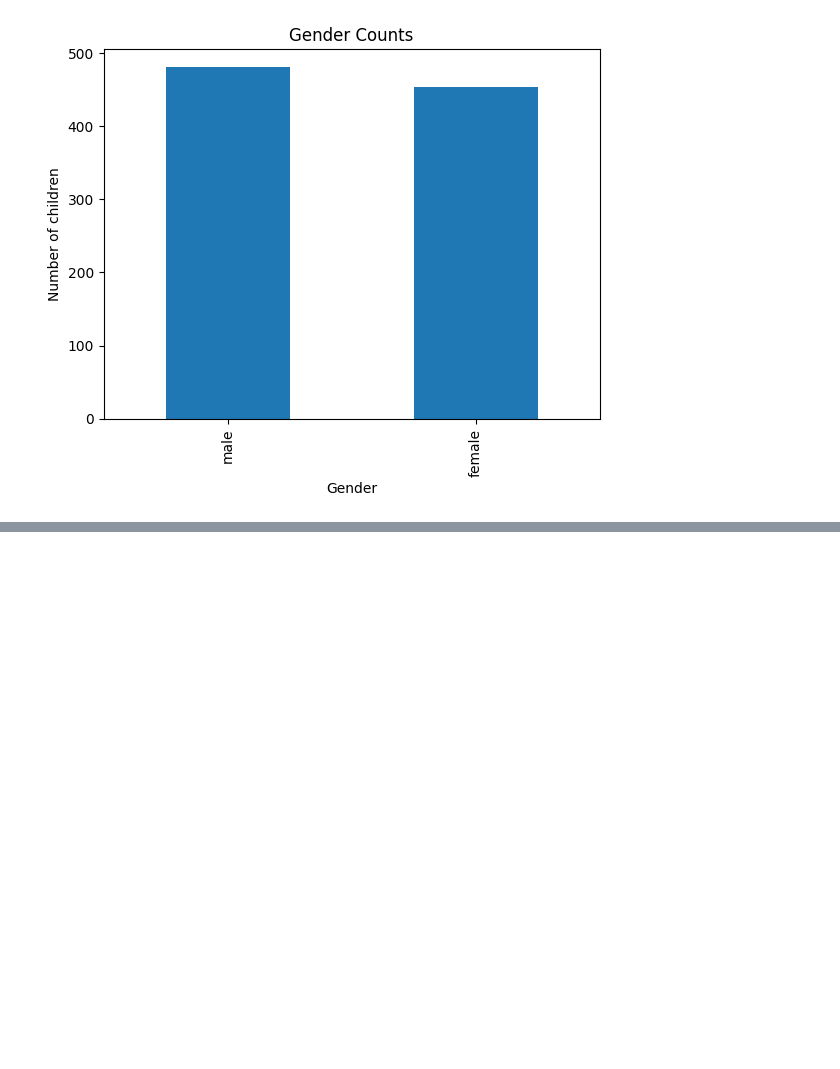
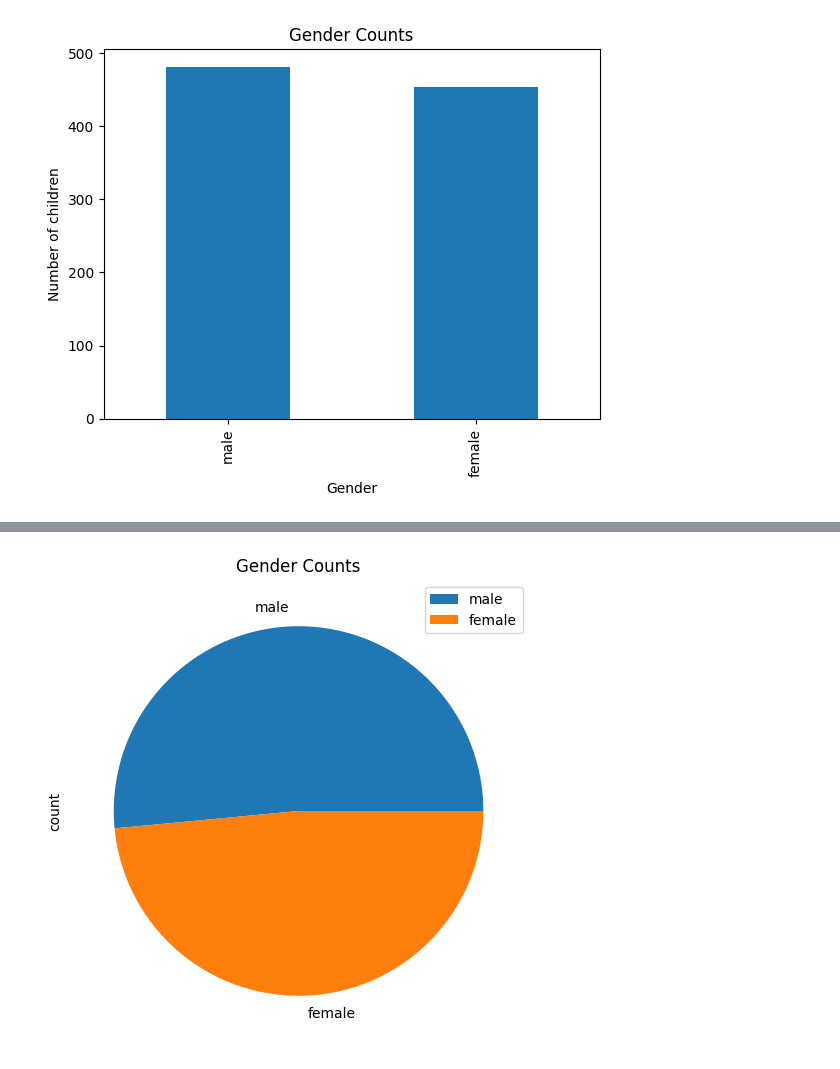
Before and after one commit to AdrianMarin1494/Study, a Jupyter notebook: Math for Machine Learning with Python/15 Data and Visualization.ipynb, the cells around one changed output, grey strips where cells are left out. Cells and saved outputs as stored; diff of their text form; code cells hidden in the pictures; blank space fills up the shorter version.

```diff
--- a/Math for Machine Learning with Python/15 Data and Visualization.ipynb
+++ b/Math for Machine Learning with Python/15 Data and Visualization.ipynb
@@ -56,0 +89,16 @@ plt.show()
+# %%
+import statsmodels.api as sm
+
+df = sm.datasets.get_rdataset('GaltonFamilies', package='HistData').data
+
+# Create a data frame of gender counts
+genderCounts = df['gender'].value_counts()
+
+# Plot a pie chart
+%matplotlib inline
+from matplotlib import pyplot as plt
+genderCounts.plot(kind='pie', title='Gender Counts', figsize=(6,6))
+plt.legend()
+plt.show()
+# %% [output]
+[figure, added]
```
Also changed, not shown: parts of 4 cells of this notebook, 1 other file.
